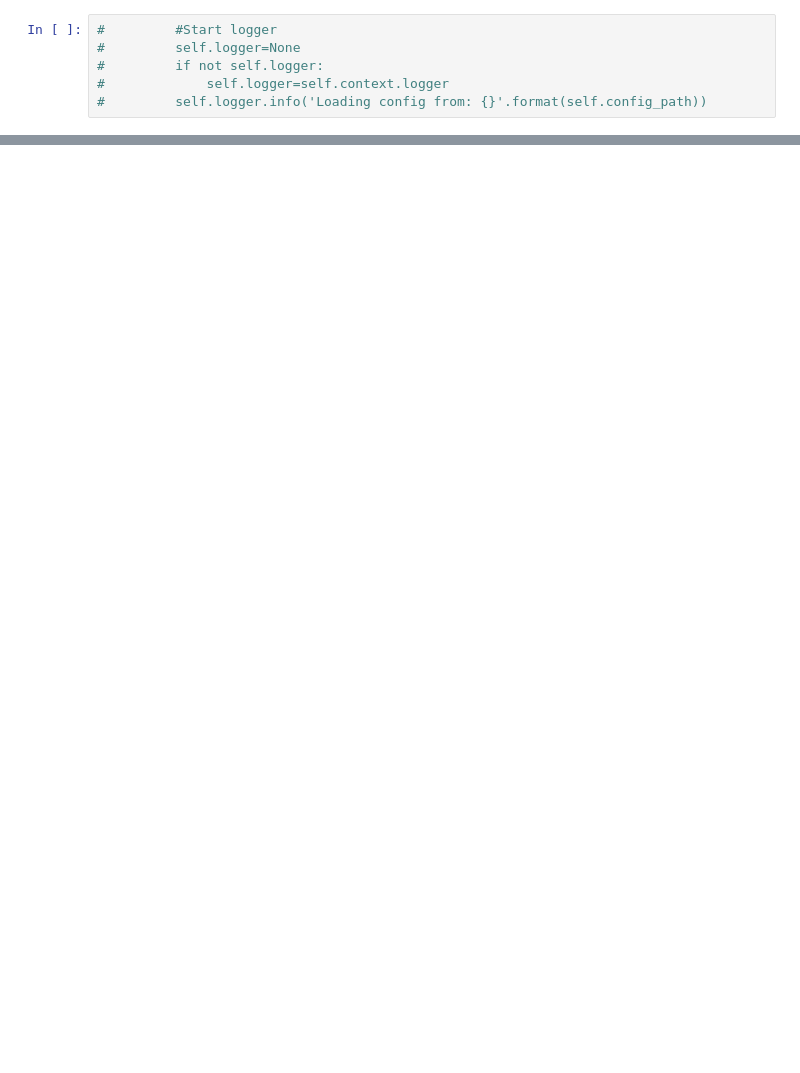
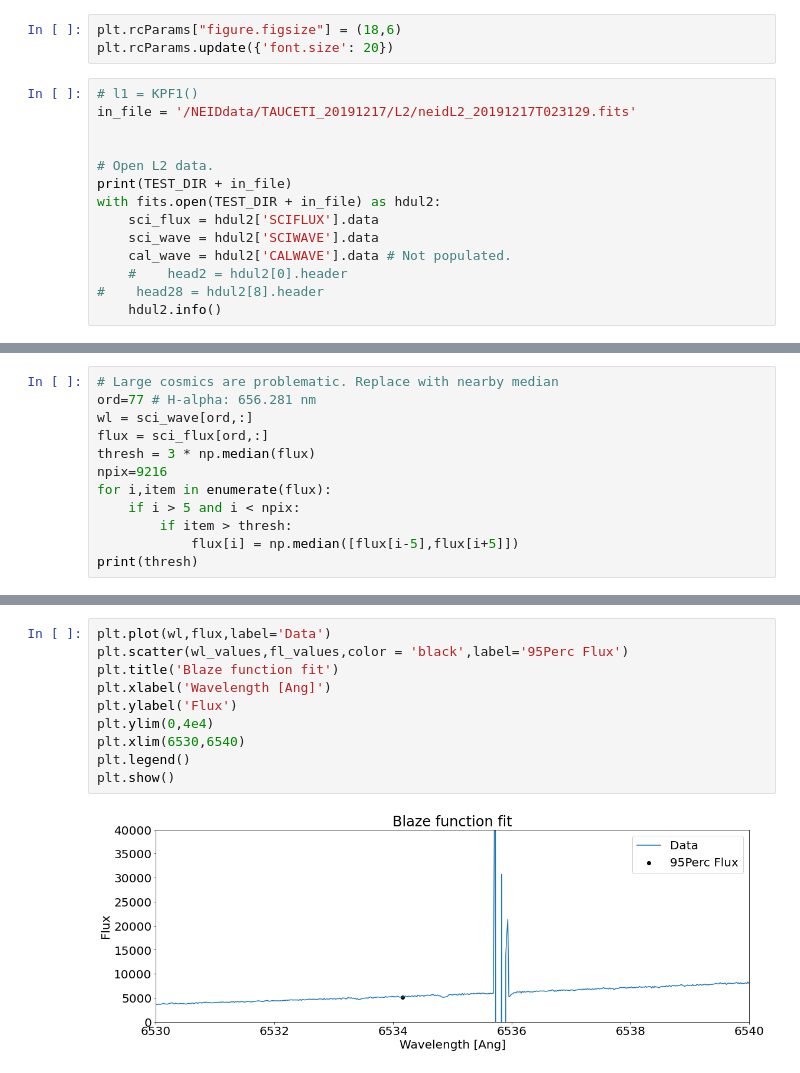
Before and after one commit to Keck-DataReductionPipelines/KPF-Pipeline, a Jupyter notebook: modules/line_activity/line_activity_dev.ipynb, the cells around one changed output, grey strips where cells are left out. Saved outputs shown, nothing was run; the diff lists cells and outputs as text; blank space fills up the shorter version.

```diff
--- a/modules/line_activity/line_activity_dev.ipynb
+++ b/modules/line_activity/line_activity_dev.ipynb
@@ -22,6 +44,17 @@ from keckdrpframework.models.processing_context import ProcessingContext
+# %%
+plt.rcParams["figure.figsize"] = (18,6)
+plt.rcParams.update({'font.size': 20})
 # %%
-#         #Start logger
-#         self.logger=None
-#         if not self.logger:
-#             self.logger=self.context.logger
-#         self.logger.info('Loading config from: {}'.format(self.config_path))
+# l1 = KPF1()
+in_file = '/NEIDdata/TAUCETI_20191217/L2/neidL2_20191217T023129.fits'
+
+
+# Open L2 data.
+print(TEST_DIR + in_file)
+with fits.open(TEST_DIR + in_file) as hdul2:
+    sci_flux = hdul2['SCIFLUX'].data
+    sci_wave = hdul2['SCIWAVE'].data
+    cal_wave = hdul2['CALWAVE'].data # Not populated.
+    #    head2 = hdul2[0].header
+#    head28 = hdul2[8].header
+    hdul2.info()
@@ -27,0 +79,12 @@ from keckdrpframework.models.processing_context import ProcessingContext
+# %%
+# Large cosmics are problematic. Replace with nearby median
+ord=77 # H-alpha: 656.281 nm
+wl = sci_wave[ord,:]
+flux = sci_flux[ord,:]
+thresh = 3 * np.median(flux)
+npix=9216
+for i,item in enumerate(flux):
+    if i > 5 and i < npix:
+        if item > thresh:
+            flux[i] = np.median([flux[i-5],flux[i+5]])
+print(thresh)
@@ -27,0 +113,12 @@ from keckdrpframework.models.processing_context import ProcessingContext
+# %%
+plt.plot(wl,flux,label='Data')
+plt.scatter(wl_values,fl_values,color = 'black',label='95Perc Flux')
+plt.title('Blaze function fit')
+plt.xlabel('Wavelength [Ang]')
+plt.ylabel('Flux')
+plt.ylim(0,4e4)
+plt.xlim(6530,6540)
+plt.legend()
+plt.show()
+# %% [output]
+[figure, added]
```
Also changed, not shown: parts of 17 cells of this notebook, 2 other files.
